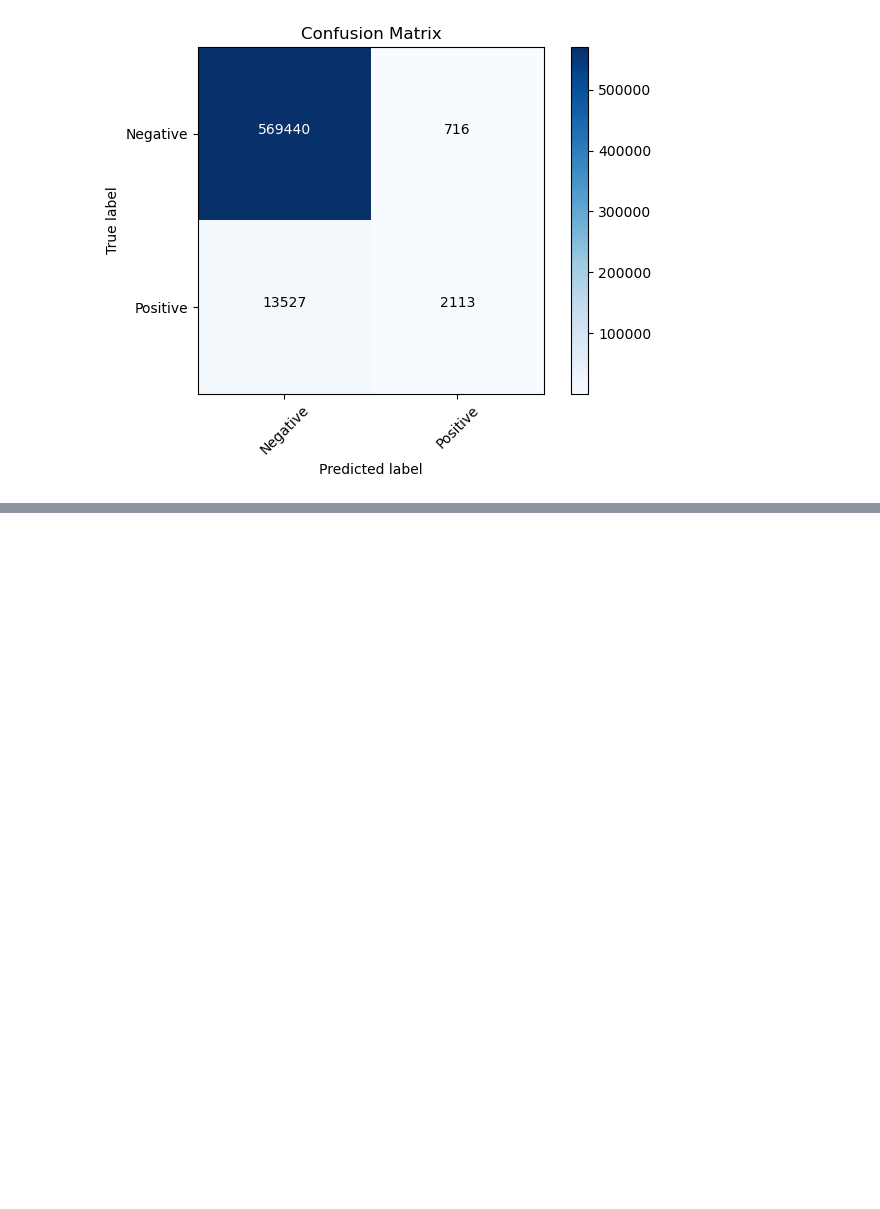
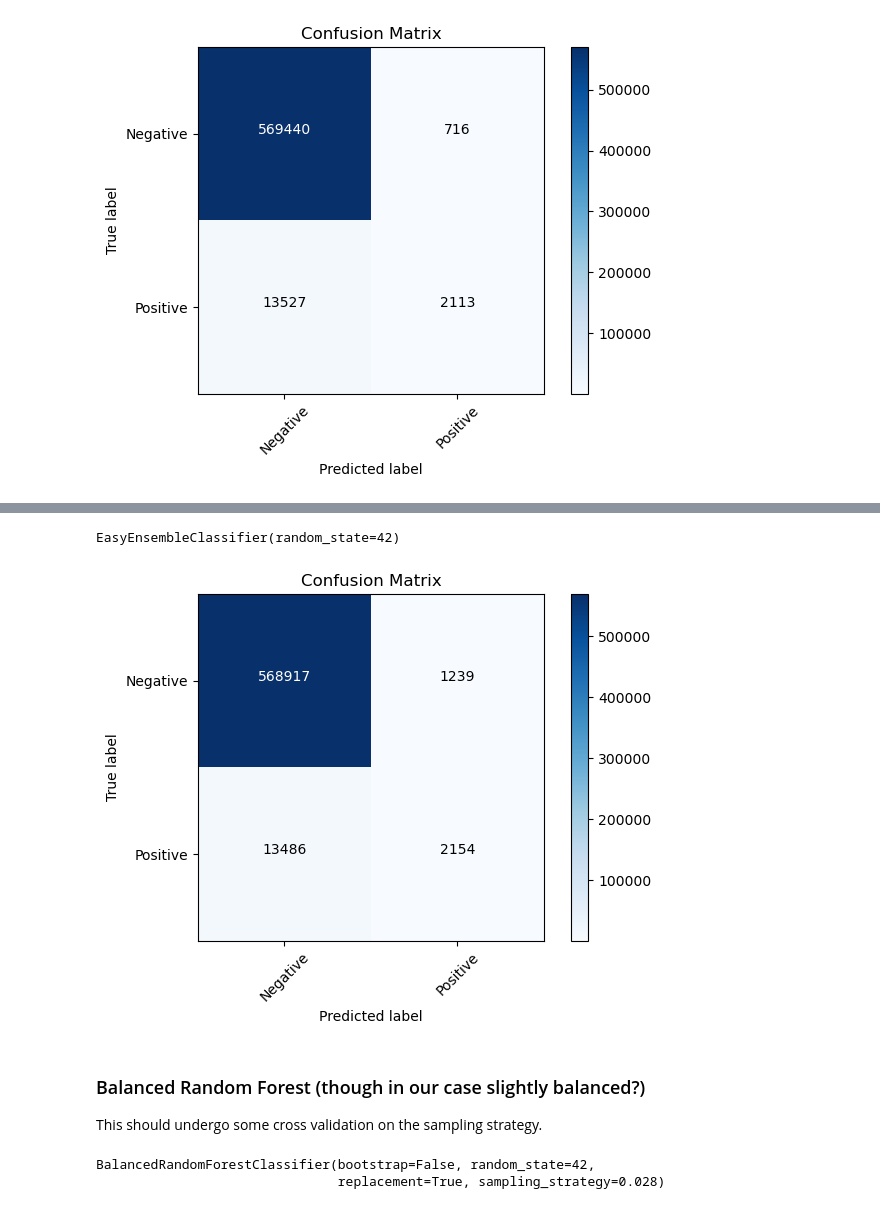
Before and after one commit to elliesch/bedfinder, a Jupyter notebook: RandomForest.ipynb, the cells around one changed output, grey strips where cells are left out. Saved outputs shown, nothing was run; the diff lists cells and outputs as text; code cells hidden in the pictures; blank space fills up the shorter version.

```diff
--- a/RandomForest.ipynb
+++ b/RandomForest.ipynb
@@ -1368,0 +1532,47 @@ plt.tight_layout()
+# %%
+ee_classifier.fit(X, y)
+# %% [output]
+EasyEnsembleClassifier(random_state=42)
+# %%
+y_pred_prob = ee_classifier.predict_proba(X)
+# %%
+def thresh(array, threshold):
+    col = array[:,1].copy()
+    mod_array = col.copy()
+    mod_array[mod_array >= threshold] = 1
+    mod_array[mod_array < threshold] = 0
+
+    return mod_array
+# %%
+y_pred = thresh(y_pred_prob, 0.8)
+# %%
+conf_matrix = confusion_matrix(y, y_pred)
+# %%
+# Plot confusion matrix
+plt.imshow(conf_matrix, interpolation='nearest', cmap=plt.cm.Blues)
+plt.title('Confusion Matrix')
+plt.colorbar()
+
+# Add labels
+classes = ['Negative', 'Positive']  # Assuming class names
+tick_marks = np.arange(len(classes))
+plt.xticks(tick_marks, classes, rotation=45)
+plt.yticks(tick_marks, classes)
+
+# Add text annotations
+thresh = conf_matrix.max() / 2.
+for i in range(conf_matrix.shape[0]):
+    for j in range(conf_matrix.shape[1]):
+        plt.text(j, i, format(conf_matrix[i, j], 'd'),
+                 horizontalalignment="center",
+                 color="white" if conf_matrix[i, j] > thresh else "black")
+
+plt.ylabel('True label')
+plt.xlabel('Predicted label')
+plt.tight_layout()
+# %% [output]
+[figure, added]
+# %% [markdown]
+### Balanced Random Forest (though in our case slightly balanced?)
+
+This should undergo some cross validation on the sampling strategy.
@@ -1368,0 +1586,5 @@ plt.tight_layout()
+# %%
+brf_classifier.fit(X, y)
+# %% [output]
+BalancedRandomForestClassifier(bootstrap=False, random_state=42,
+                               replacement=True, sampling_strategy=0.028)
```
Also changed, not shown: parts of 81 cells of this notebook.
